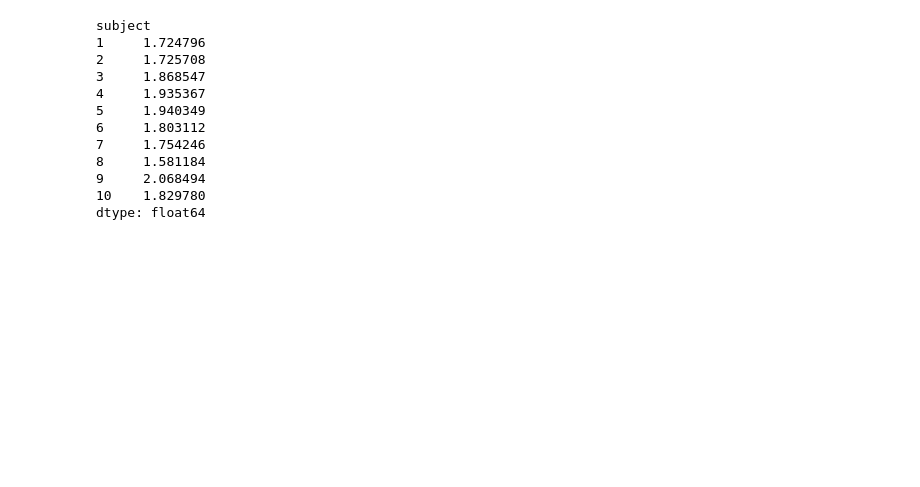
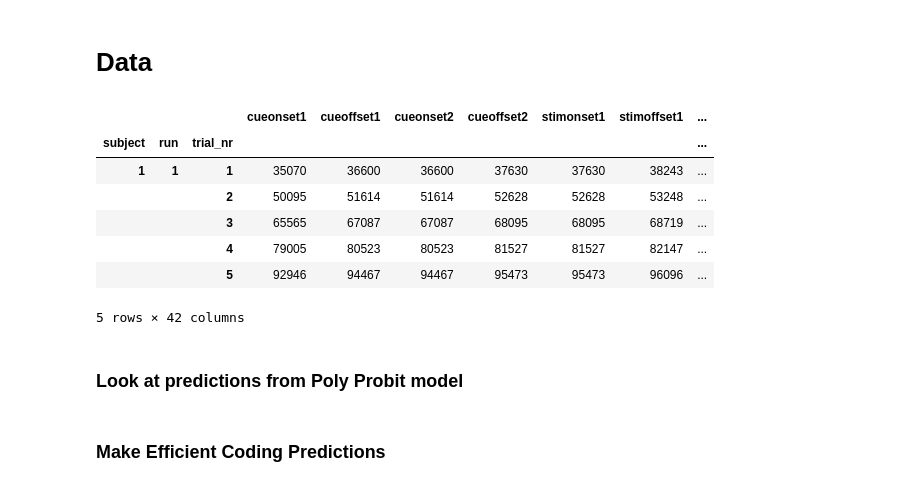
Before and after one commit to maximus-victor/sensoryspacemapping, a Jupyter notebook: some_first_steps.ipynb, the cells around one changed output. Drawn from its saved outputs; the diff is of its cells as text; code cells hidden in the pictures; blank space fills up the shorter version.

```diff
--- a/some_first_steps.ipynb
+++ b/some_first_steps.ipynb
@@ -137,15 +0,0 @@ sns.lmplot(df.loc[:10].reset_index(), x='log(n2/n1)', y='choice', logistic=True,
-# %%
-sigma_est.loc[:10]
-# %% [output]
-subject
-1     1.724796
-2     1.725708
-3     1.868547
-4     1.935367
-5     1.940349
-6     1.803112
-7     1.754246
-8     1.581184
-9     2.068494
-10    1.829780
-dtype: float64
@@ -151,0 +14,22 @@ dtype: float64
+# %% [markdown]
+# Data
+# %%
+df = load_garcia2022()
+df['n2-n1'] = df['n2'] - df['n1']
+df['log(n2)'] = np.log(df['n2'])
+df['pred'] = None
+# %%
+df.head()
+# %% [output]
+|  |  |  | cueonset1 | cueoffset1 | cueonset2 | cueoffset2 | stimonset1 | stimoffset1 | ... |
+| subject | run | trial_nr |  |  |  |  |  |  | ... |
+| 1 | 1 | 1 | 35070 | 36600 | 36600 | 37630 | 37630 | 38243 | ... |
+|  |  | 2 | 50095 | 51614 | 51614 | 52628 | 52628 | 53248 | ... |
+|  |  | 3 | 65565 | 67087 | 67087 | 68095 | 68095 | 68719 | ... |
+|  |  | 4 | 79005 | 80523 | 80523 | 81527 | 81527 | 82147 | ... |
+|  |  | 5 | 92946 | 94467 | 94467 | 95473 | 95473 | 96096 | ... |
+5 rows × 42 columns
+# %% [markdown]
+### Look at predictions from Poly Probit model
+# %% [markdown]
+### Make Efficient Coding Predictions
```
Also changed, not shown: parts of 61 cells of this notebook, 18 other files.
